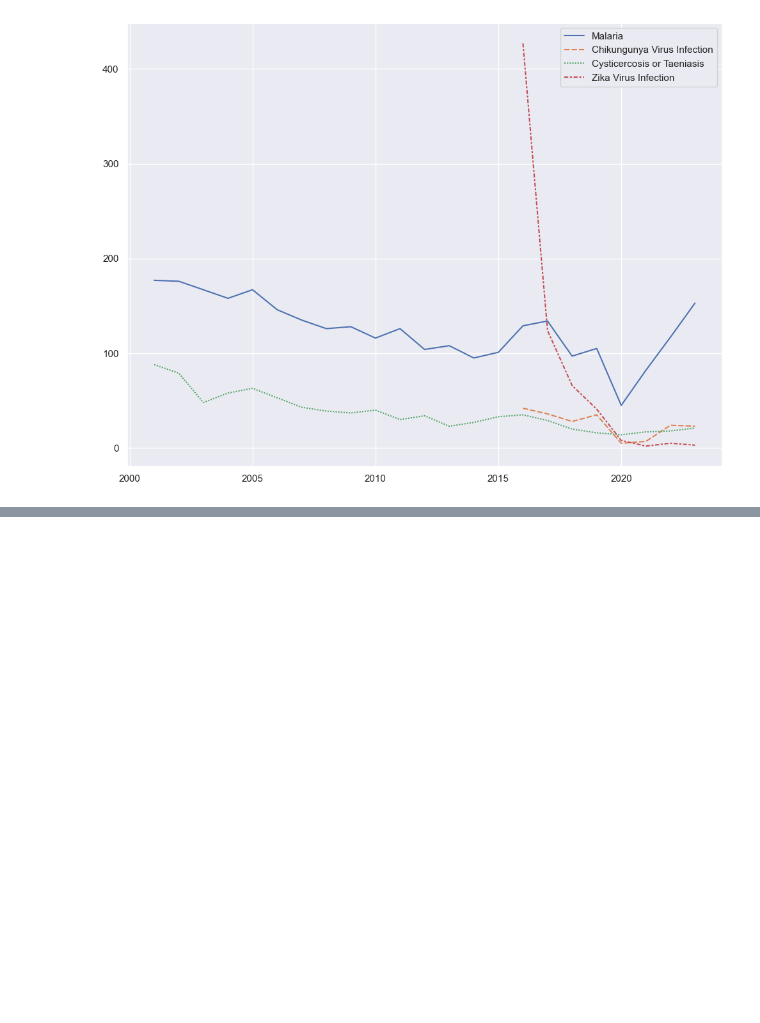
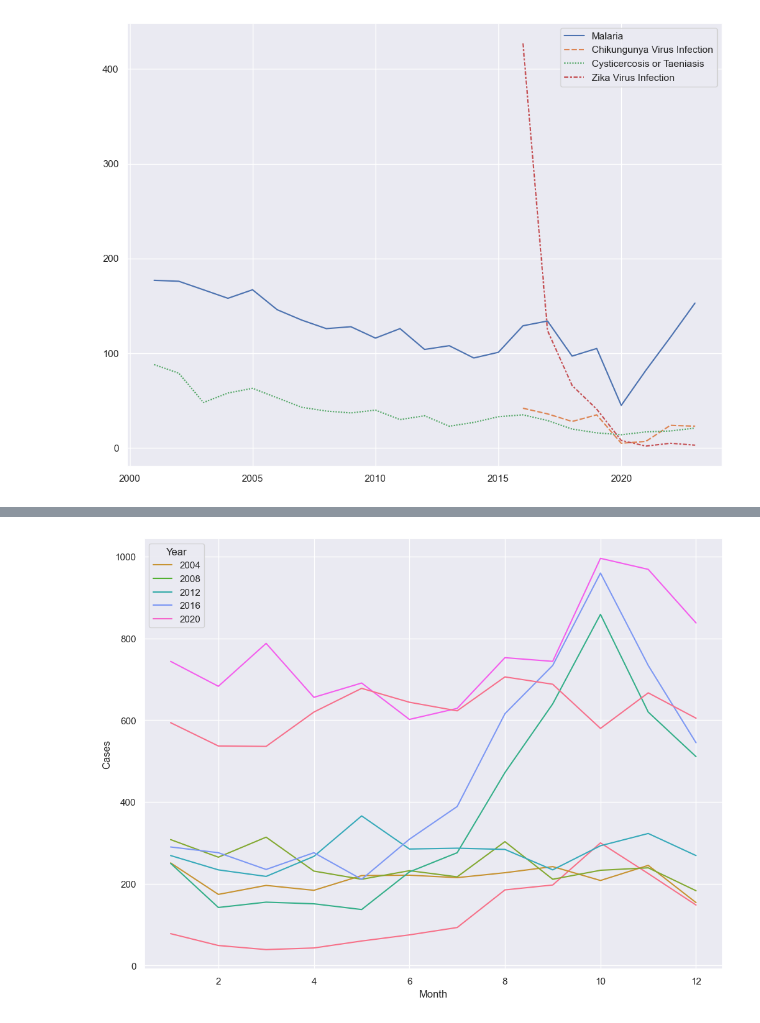
Before and after one commit to zaschan-gif/STA141B_Final_Project, a Jupyter notebook: STA141 Final Project.ipynb, the cells around one changed output, grey strips where cells are left out. Cells and saved outputs as stored; diff of their text form; code cells hidden in the pictures; blank space fills up the shorter version.

```diff
--- a/STA141 Final Project.ipynb
+++ b/STA141 Final Project.ipynb
@@ -137,0 +271,6 @@ visualize_tops(state_infection_df, top_decreasing, 'Cases', './Figures/most_decr
+# %%
+palette = sns.color_palette("husl", as_cmap=True,n_colors=24)
+plt = sns.lineplot(monthly_vfever.loc[(monthly_vfever['Year']%3 == 0)], x='Month', y='Cases', hue='Year', palette=palette)
+plt.get_figure().savefig('./Figures/CasesByMonthByYear')
+# %% [output]
+[figure, added]
```
Also changed, not shown: parts of 10 cells of this notebook, 4 other files.
